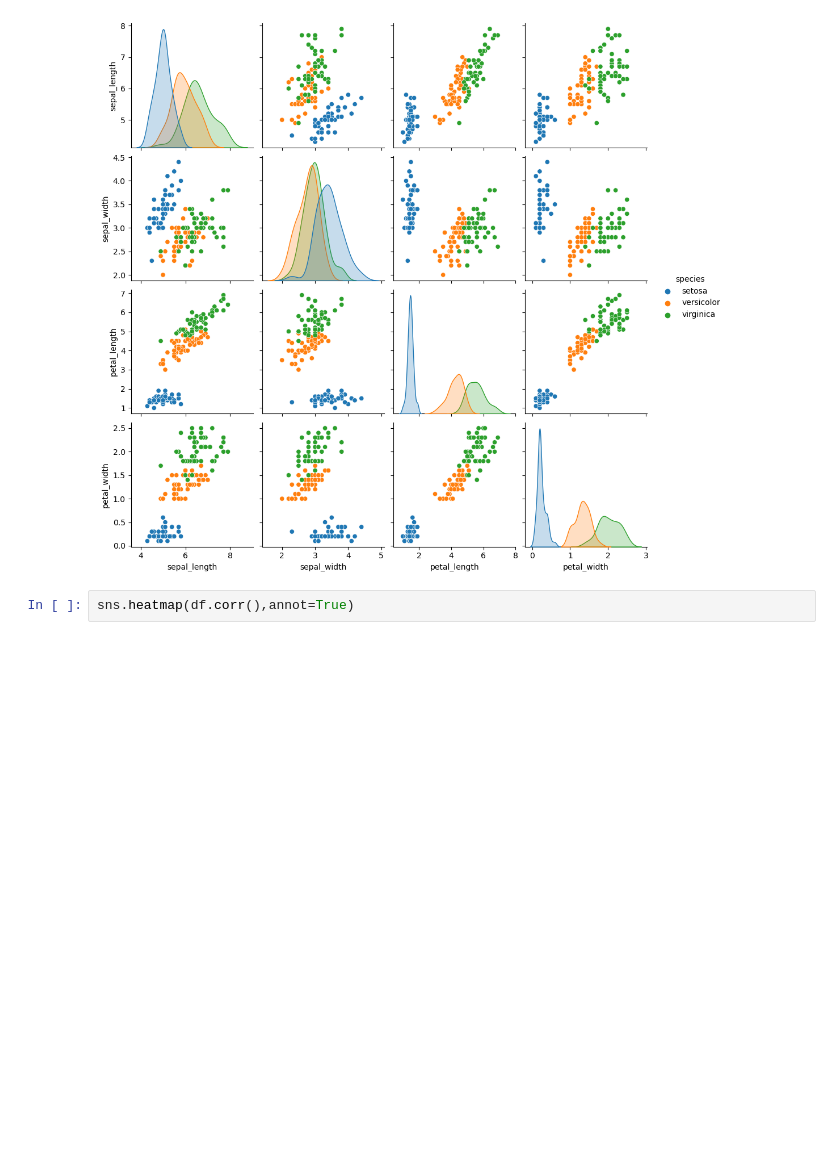
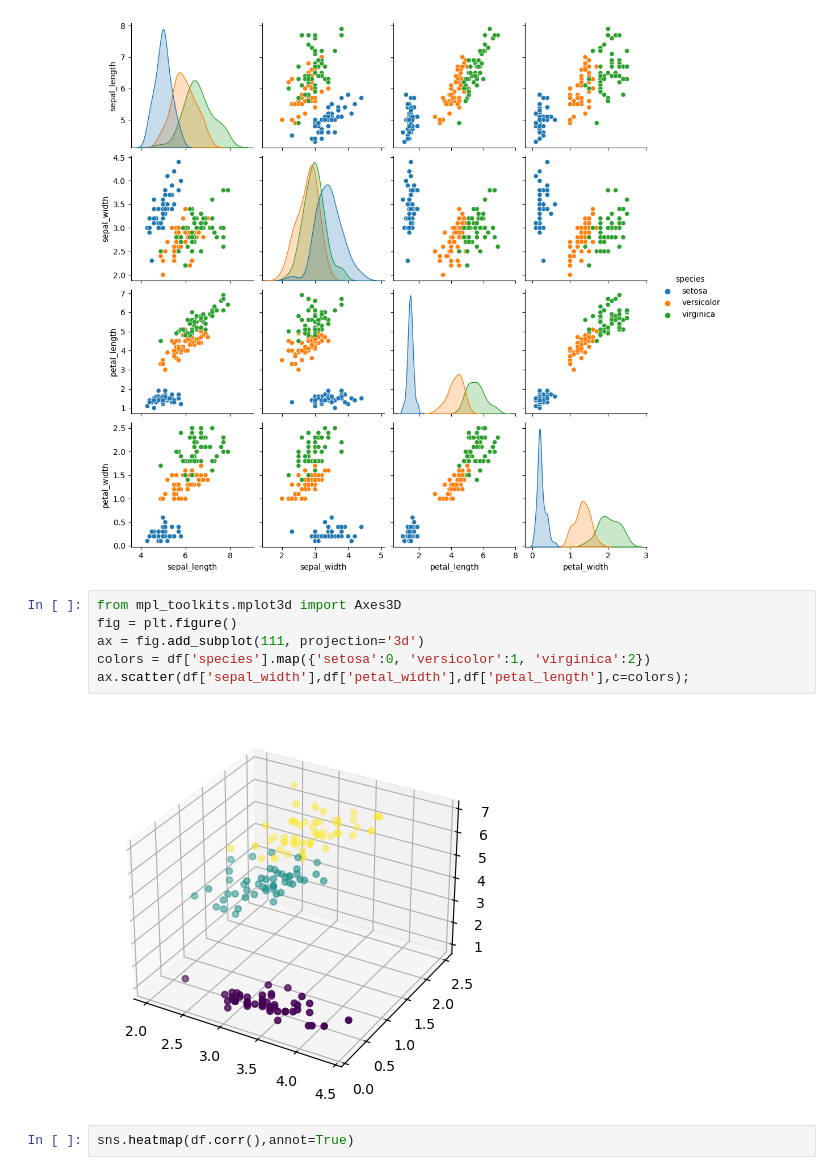
Before and after one commit to NadeemDin/ML-Logistic-Regression, a Jupyter notebook: Multi-Class Logistic Regression.ipynb, the cells around one changed output. Cells and saved outputs as stored; diff of their text form; blank space fills up the shorter version.

```diff
--- a/Multi-Class Logistic Regression.ipynb
+++ b/Multi-Class Logistic Regression.ipynb
@@ -78,6 +78,14 @@ sns.pairplot(df,hue='species')
 # %% [output]
 <seaborn.axisgrid.PairGrid at 0x...>
 [figure]
+# %%
+from mpl_toolkits.mplot3d import Axes3D
+fig = plt.figure()
+ax = fig.add_subplot(111, projection='3d')
+colors = df['species'].map({'setosa':0, 'versicolor':1, 'virginica':2})
+ax.scatter(df['sepal_width'],df['petal_width'],df['petal_length'],c=colors);
+# %% [output]
+[figure, added]
 # %%
 sns.heatmap(df.corr(),annot=True)
 # %% [output]
```
Also changed, not shown: parts of 14 cells of this notebook.
